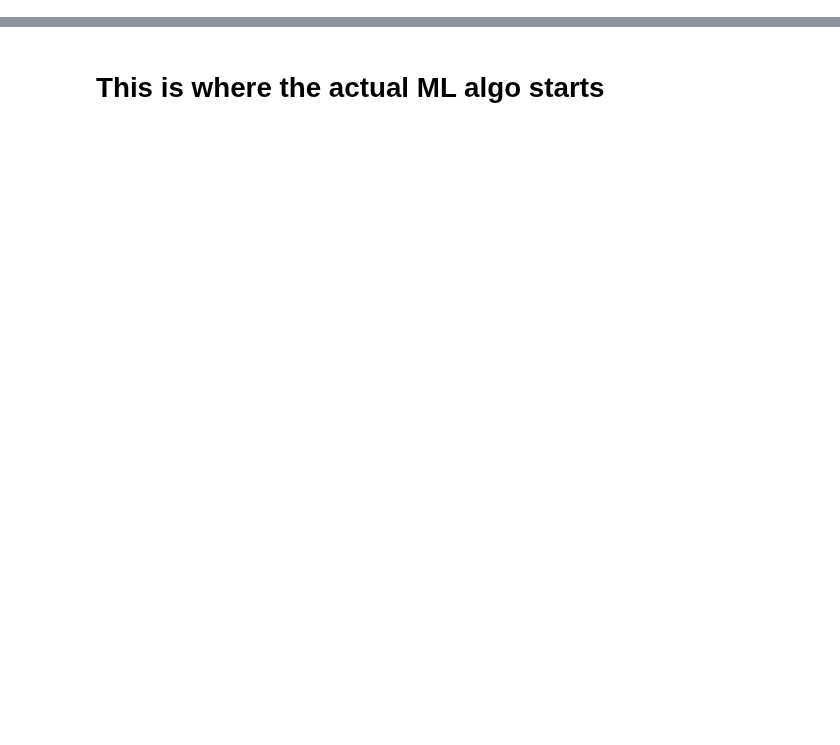
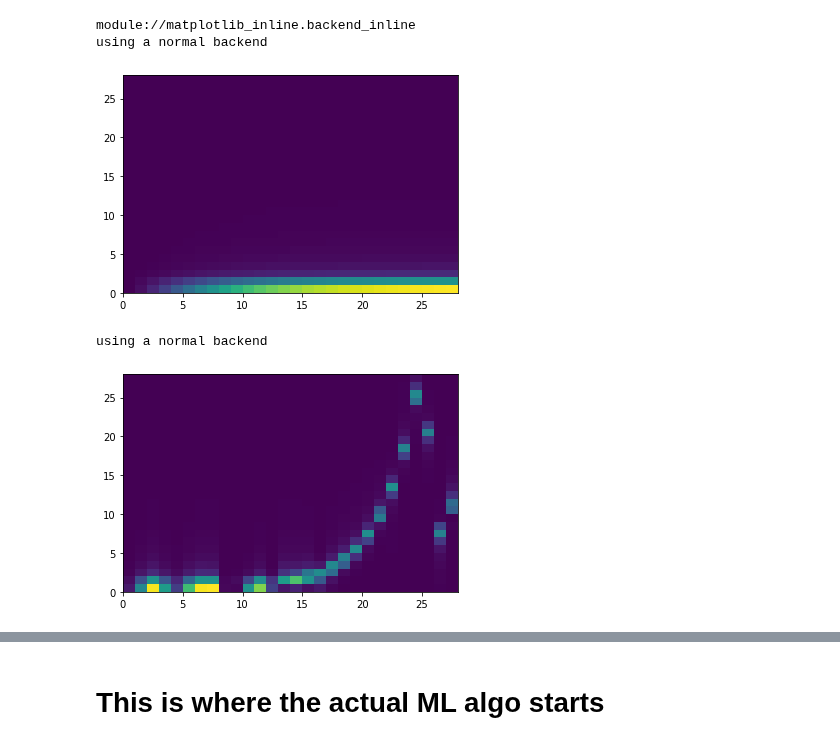
Before and after one commit to aashraychegu/testing_grounds, a Jupyter notebook: ready/gan_test.ipynb, the cells around one changed output, grey strips where cells are left out. Cells and saved outputs as stored; diff of their text form; code cells hidden in the pictures; blank space fills up the shorter version.

Commit message:
edits to the run data and generated data

```diff
--- a/ready/gan_test.ipynb
+++ b/ready/gan_test.ipynb
@@ -45,16 +50,23 @@ def return_sg(a,b,switch = "agg"):
         data, NFFT=256*2, noverlap=190, sides="onesided", pad_to=54)
     return powerSpectrum
 def plot_sg(data):
-    plt.pcolormesh(data,shading="gouraud")
+    import matplotlib.pyplot as plt
+    plt.pcolormesh(data)
     plt.xlim(0,data.shape[0])
     # plt.colorbar(plt.gca().get_cmap(""),)
 # %%
 import matplotlib.pyplot as plt
 plt.switch_backend("module://matplotlib_inline.backend_inline")
 print(plt.get_backend())
-plot_sg(return_sg(-2,3,None))
+plot_sg(return_sg(-.5,3,None))
 plt.show()
-plot_sg(return_sg(3,3,None))
+plot_sg(return_sg(1,3,None))
+# %% [output]
+module://matplotlib_inline.backend_inline
+using a normal backend
+[figure, added]
+using a normal backend
+[figure, added]
 # %%
 import torch
 from torch.utils.data import Dataset, DataLoader
```
Also changed, not shown: parts of 8 cells of this notebook.
